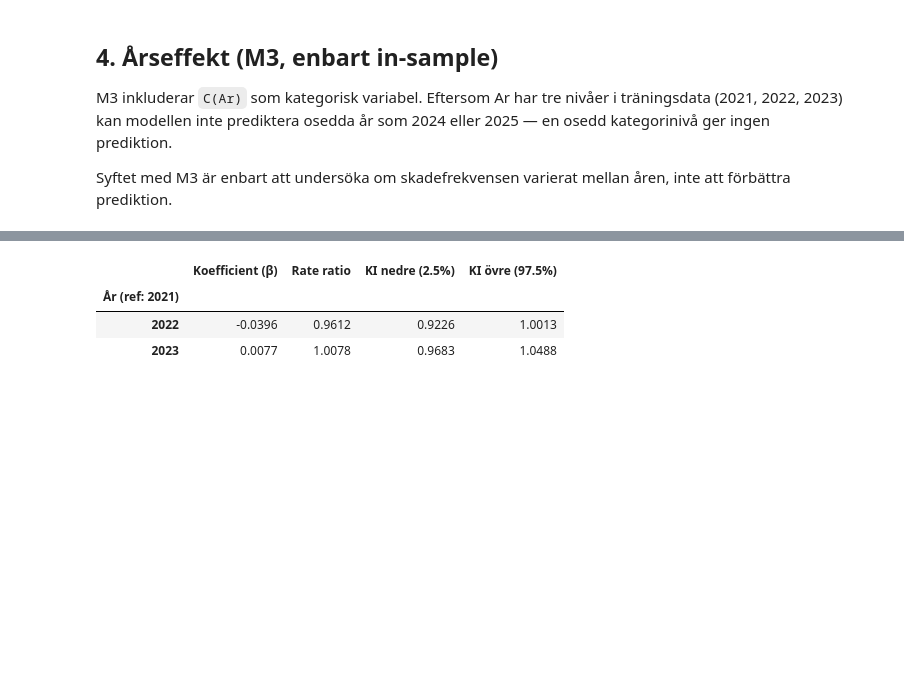
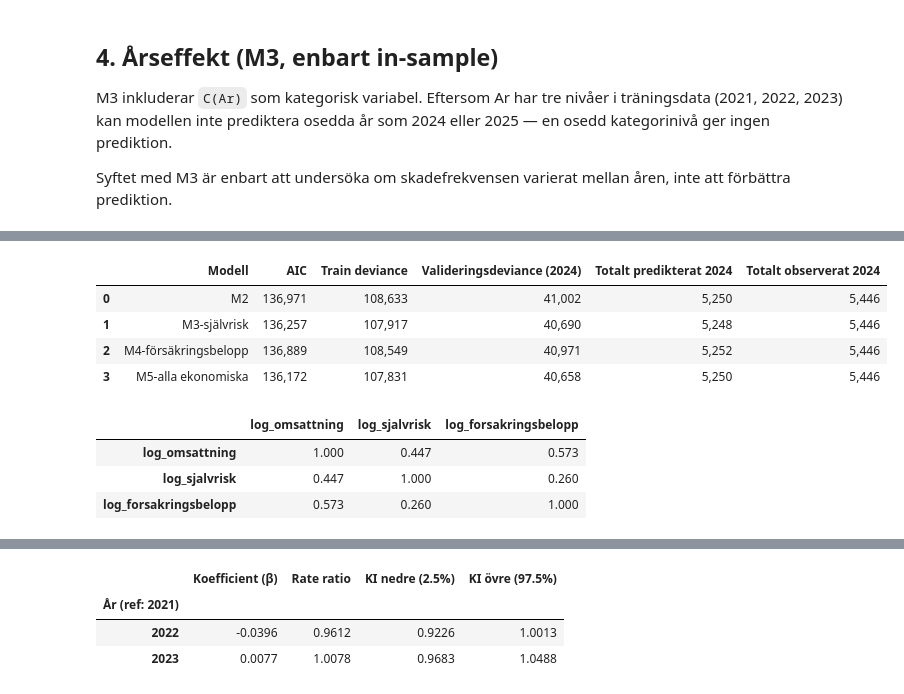
Before and after one commit to Berget1411/risk-analysis, a Jupyter notebook: src/analysis/predictive/B1-grundspecifikation-arseffekt.ipynb, the cells around one changed output, grey strips where cells are left out. Cells and saved outputs as stored; diff of their text form; code cells hidden in the pictures; blank space fills up the shorter version.

```diff
--- a/src/analysis/predictive/B1-grundspecifikation-arseffekt.ipynb
+++ b/src/analysis/predictive/B1-grundspecifikation-arseffekt.ipynb
@@ -263,0 +321,10 @@ Syftet med M3 är enbart att undersöka om skadefrekvensen varierat mellan åren
+# %%
+# Valideringsdeviance: M3-självrisk vs M2
+val_pred_m3_sjr = m3_sjr.predict(df_val, offset=df_val["log_duration"])
+val_dev_m3_sjr = poisson_deviance(y_val, val_pred_m3_sjr.values)
+val_dev_m2 = poisson_deviance(y_val, val_pred_m2.values)
+
+print(f"Valideringsdeviance (2024):")
+print(f"  M2:              {val_dev_m2:,.2f}")
+print(f"  M3-självrisk:    {val_dev_m3_sjr:,.2f}")
+print(f"  Δ (M3 - M2):    {val_dev_m3_sjr - val_dev_m2:+.2f}")
@@ -263,0 +416,52 @@ Syftet med M3 är enbart att undersöka om skadefrekvensen varierat mellan åren
+# %%
+model_economic_table = pd.DataFrame({
+    "Modell": [
+        "M2",
+        "M3-självrisk",
+        "M4-försäkringsbelopp",
+        "M5-alla ekonomiska",
+    ],
+    "AIC": [m2.aic, m3_sjr.aic, m4_fb.aic, m5_all_economic.aic],
+    "Train deviance": [m2.deviance, m3_sjr.deviance, m4_fb.deviance, m5_all_economic.deviance],
+    "Valideringsdeviance (2024)": [
+        val_dev_m2,
+        val_dev_m3_sjr,
+        val_dev_m4_fb,
+        val_dev_m5_all_economic,
+    ],
+    "Totalt predikterat 2024": [
+        val_pred_m2.sum(),
+        val_pred_m3_sjr.sum(),
+        val_pred_m4_fb.sum(),
+        val_pred_m5_all_economic.sum(),
+    ],
+    "Totalt observerat 2024": [y_val.sum()] * 4,
+})
+
+display(model_economic_table.style.format({
+    "AIC": "{:,.0f}",
+    "Train deviance": "{:,.0f}",
+    "Valideringsdeviance (2024)": "{:,.0f}",
+    "Totalt predikterat 2024": "{:,.0f}",
+    "Totalt observerat 2024": "{:,.0f}",
+}))
+# %% [output]
+|  | Modell | AIC | Train deviance | Valideringsdeviance (2024) | Totalt predikterat 2024 | Totalt observerat 2024 |
+| 0 | M2 | 136,971 | 108,633 | 41,002 | 5,250 | 5,446 |
+| 1 | M3-självrisk | 136,257 | 107,917 | 40,690 | 5,248 | 5,446 |
+| 2 | M4-försäkringsbelopp | 136,889 | 108,549 | 40,971 | 5,252 | 5,446 |
+| 3 | M5-alla ekonomiska | 136,172 | 107,831 | 40,658 | 5,250 | 5,446 |
+# %%
+# Korrelationskontroll mellan ekonomiska variabler
+corr_economic = df_train[[
+    "log_omsattning",
+    "log_sjalvrisk",
+    "log_forsakringsbelopp",
+]].corr()
+
+display(corr_economic.round(3))
+# %% [output]
+|  | log_omsattning | log_sjalvrisk | log_forsakringsbelopp |
+| log_omsattning | 1.000 | 0.447 | 0.573 |
+| log_sjalvrisk | 0.447 | 1.000 | 0.260 |
+| log_forsakringsbelopp | 0.573 | 0.260 | 1.000 |
```
Also changed, not shown: parts of 9 cells of this notebook, 16 other files.
